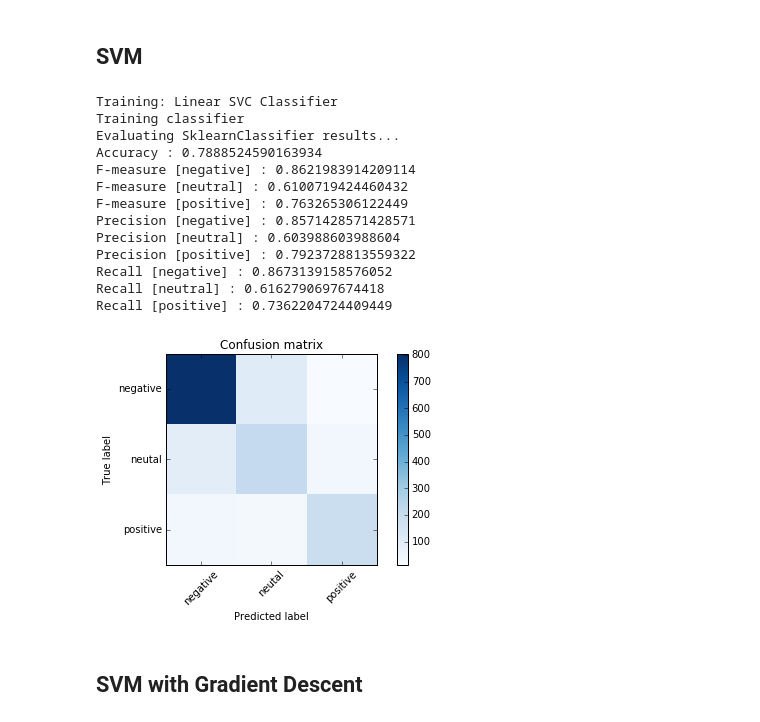
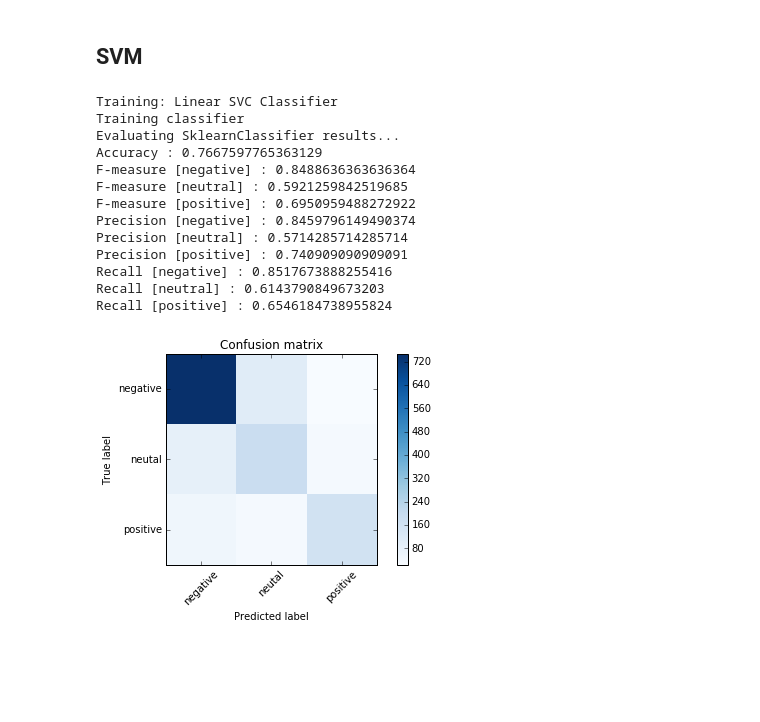
Before and after one commit to vlad-doru/master, a Jupyter notebook: TM/ML Approaches.ipynb, the cells around one changed output. Drawn from its saved outputs; the diff is of its cells as text; code cells hidden in the pictures; blank space fills up the shorter version.

```diff
--- a/TM/ML Approaches.ipynb
+++ b/TM/ML Approaches.ipynb
@@ -124,26 +124,25 @@ Recall [positive] : 0.43700787401574803
 # %%
 from sklearn.svm import LinearSVC
 from nltk.classify import SklearnClassifier
 trainer = {
     "name": "Linear SVC Classifier",
     "train": SklearnClassifier(LinearSVC(dual = False, # because number of samples > number of features,
+                                         C = 2,
                                         )).train,
 }
 svm = evaluate_trainer(trainer)
 # %% [output]
 Training: Linear SVC Classifier
 Training classifier
 Evaluating SklearnClassifier results...
-Accuracy : 0.7888524590163934
-F-measure [negative] : 0.8621983914209114
-F-measure [neutral] : 0.6100719424460432
-F-measure [positive] : 0.763265306122449
-Precision [negative] : 0.8571428571428571
-Precision [neutral] : 0.603988603988604
-Precision [positive] : 0.7923728813559322
-Recall [negative] : 0.8673139158576052
-Recall [neutral] : 0.6162790697674418
-Recall [positive] : 0.7362204724409449
+Accuracy : 0.7667597765363129
+F-measure [negative] : 0.8488636363636364
+F-measure [neutral] : 0.5921259842519685
+F-measure [positive] : 0.6950959488272922
+Precision [negative] : 0.8459796149490374
+Precision [neutral] : 0.5714285714285714
+Precision [positive] : 0.740909090909091
+Recall [negative] : 0.8517673888255416
+Recall [neutral] : 0.6143790849673203
+Recall [positive] : 0.6546184738955824
-[figure, old version]
+[figure, new version]
-# %% [markdown]
-## SVM with Gradient Descent
```
Also changed, not shown: parts of 3 cells of this notebook, 4 other files.
